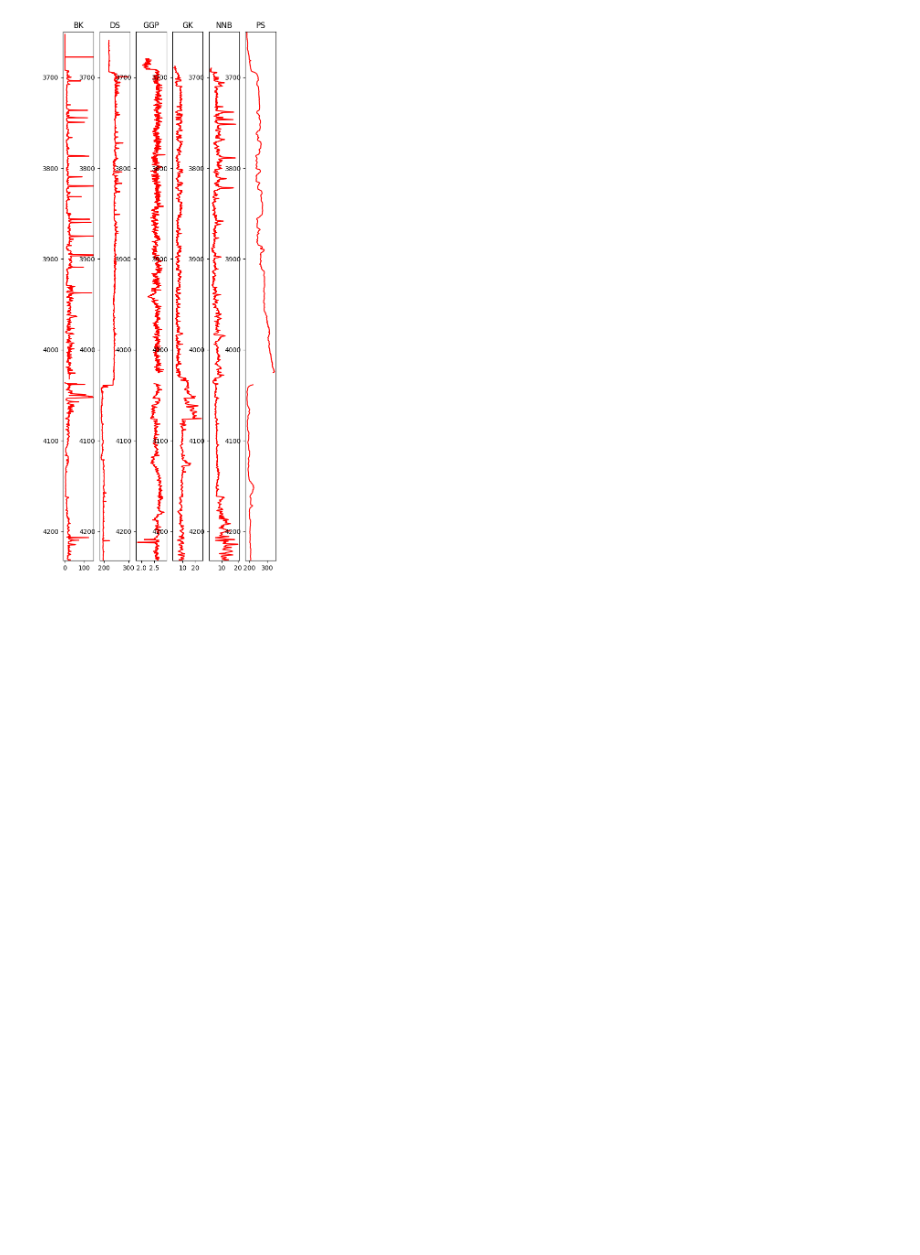
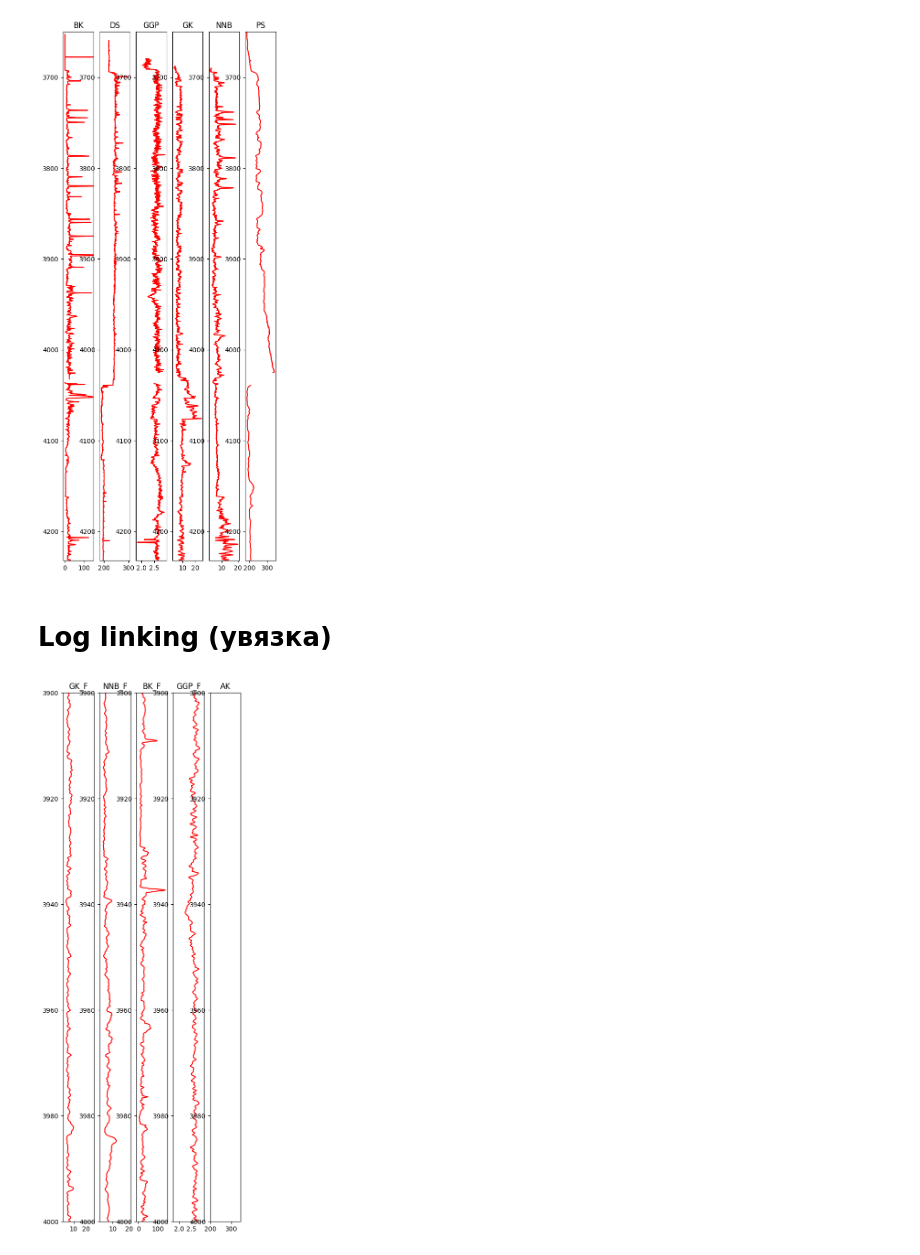
Before and after one commit to spaceswimmer/Pertoleum-Geology-Projects, a Jupyter notebook: Artemiy_Fishchuk_examples/Well data processing/well_processing.ipynb, the cells around one changed output. Drawn from its saved outputs; the diff is of its cells as text; code cells hidden in the pictures; blank space fills up the shorter version.

```diff
--- a/Artemiy_Fishchuk_examples/Well data processing/well_processing.ipynb
+++ b/Artemiy_Fishchuk_examples/Well data processing/well_processing.ipynb
@@ -102,3 +106,28 @@ for ax in axs:
     ax.set_ylim((4232., 3650.))
 # %% [output]
 [figure]
+# %% [markdown]
+# Log linking (увязка)
+# %%
+range = {"full":(4232., 3650.), "AK": (4232., 4010.), "GK_NNB": (4000., 3900.)}
+fig, axs = plt.subplots(1, 5)
+fig.set_size_inches(5,15)
+axs[0].plot(data.GK_F, data.index, c="red")
+axs[0].set_title("GK_F")
+
+axs[1].plot(data.NNB_F, data.index, c="red")
+axs[1].set_title("NNB_F")
+
+axs[2].plot(data.BK_F, data.index, c="red")
+axs[2].set_title("BK_F")
+axs[2].set_xlim((-10, 150))
+
+axs[3].plot(data.GGP_F, data.index, c="red")
+axs[3].set_title("GGP_F")
+
+axs[4].plot(data.AK, data.index, c="red")
+axs[4].set_title("AK")
+for ax in axs:
+    ax.set_ylim(range["GK_NNB"])
+# %% [output]
+[figure, added]
```
Also changed, not shown: parts of 4 cells of this notebook.
